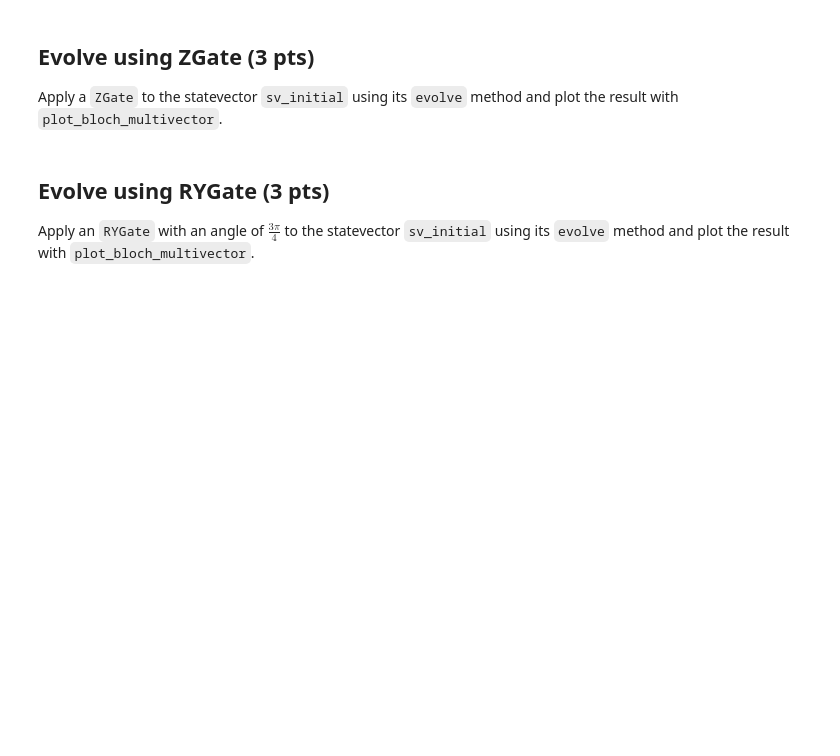
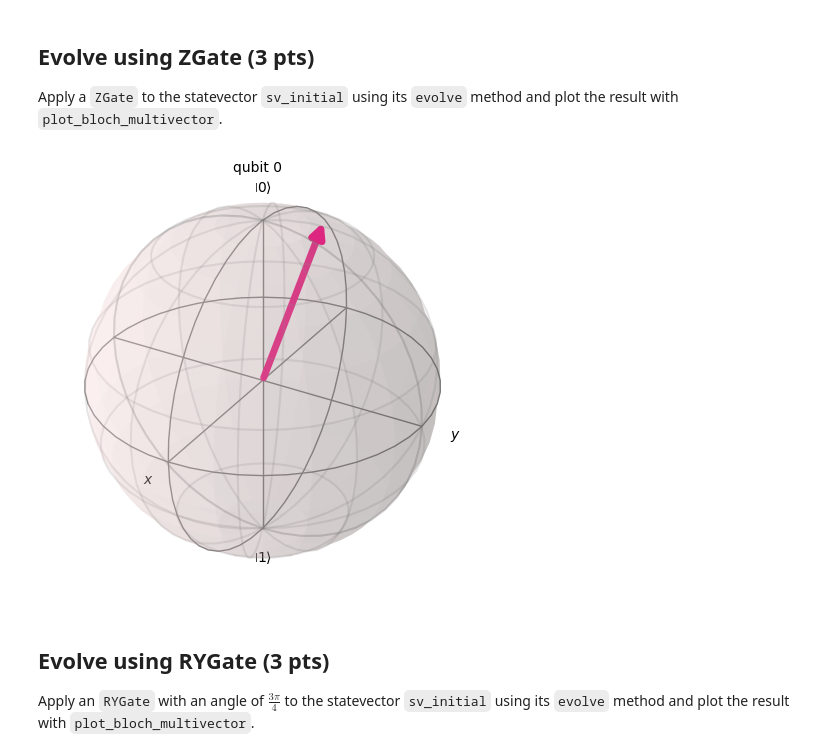
Before and after one commit to lilplatypus8/wsu-schoolwork, a Jupyter notebook: Spring-2026/Quantum-Gates-Homework/Quantum Gates Homework.ipynb, the cells around one changed output. Cells and saved outputs as stored; diff of their text form; code cells hidden in the pictures; blank space fills up the shorter version.

```diff
--- a/Spring-2026/Quantum-Gates-Homework/Quantum Gates Homework.ipynb
+++ b/Spring-2026/Quantum-Gates-Homework/Quantum Gates Homework.ipynb
@@ -170,7 +177,11 @@ Apply an `HGate` to the statevector `sv_initial` using its `evolve` method and p
 ## Evolve using ZGate (3 pts)
 Apply a `ZGate` to the statevector `sv_initial` using its `evolve` method and plot the result with `plot_bloch_multivector`.
 # %%
-# YOUR CODE BELOW
+# Evolve sv_initial over an ZGate
+new_sv = sv_initial.evolve(ZGate())
+plot_bloch_multivector(new_sv)
+# %% [output]
+[figure, added]
 # %% [markdown]
 ## Evolve using RYGate (3 pts)
 Apply an `RYGate` with an angle of $\frac{3\pi}{4}$ to the statevector `sv_initial` using its `evolve` method and plot the result with `plot_bloch_multivector`.
```
Also changed, not shown: parts of 14 cells of this notebook.
